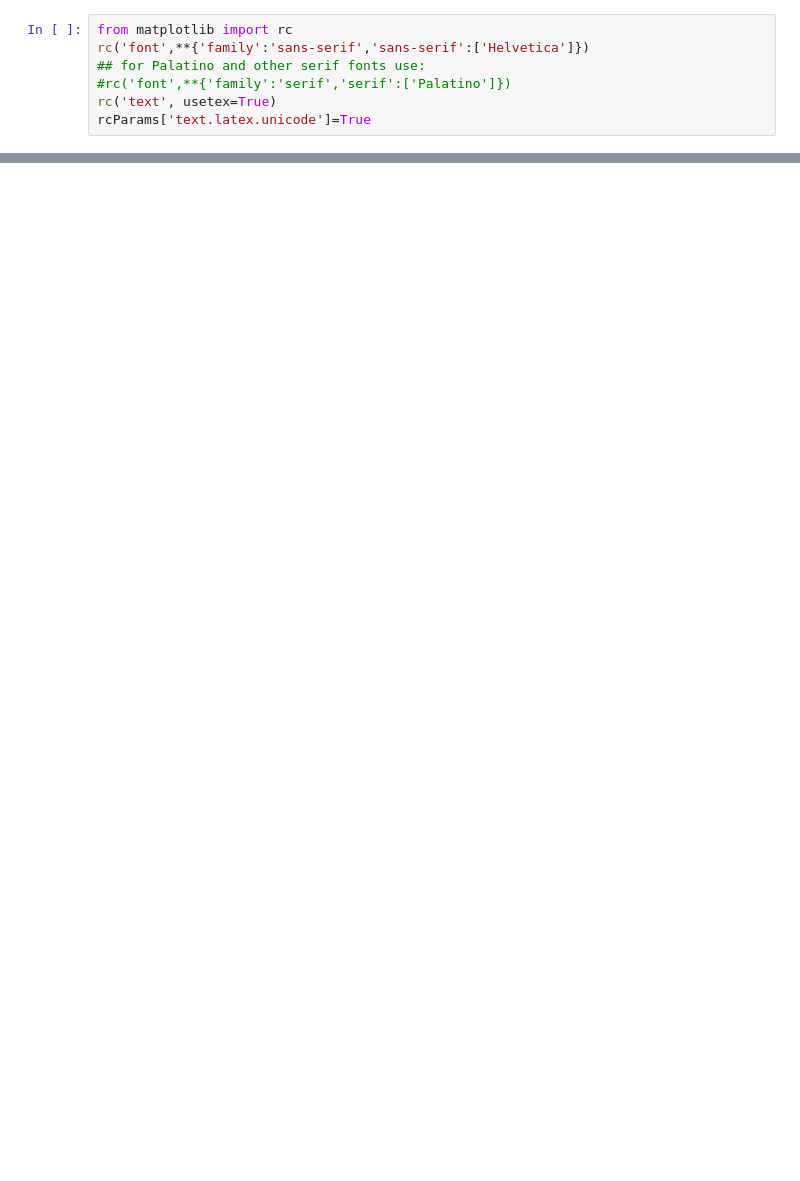
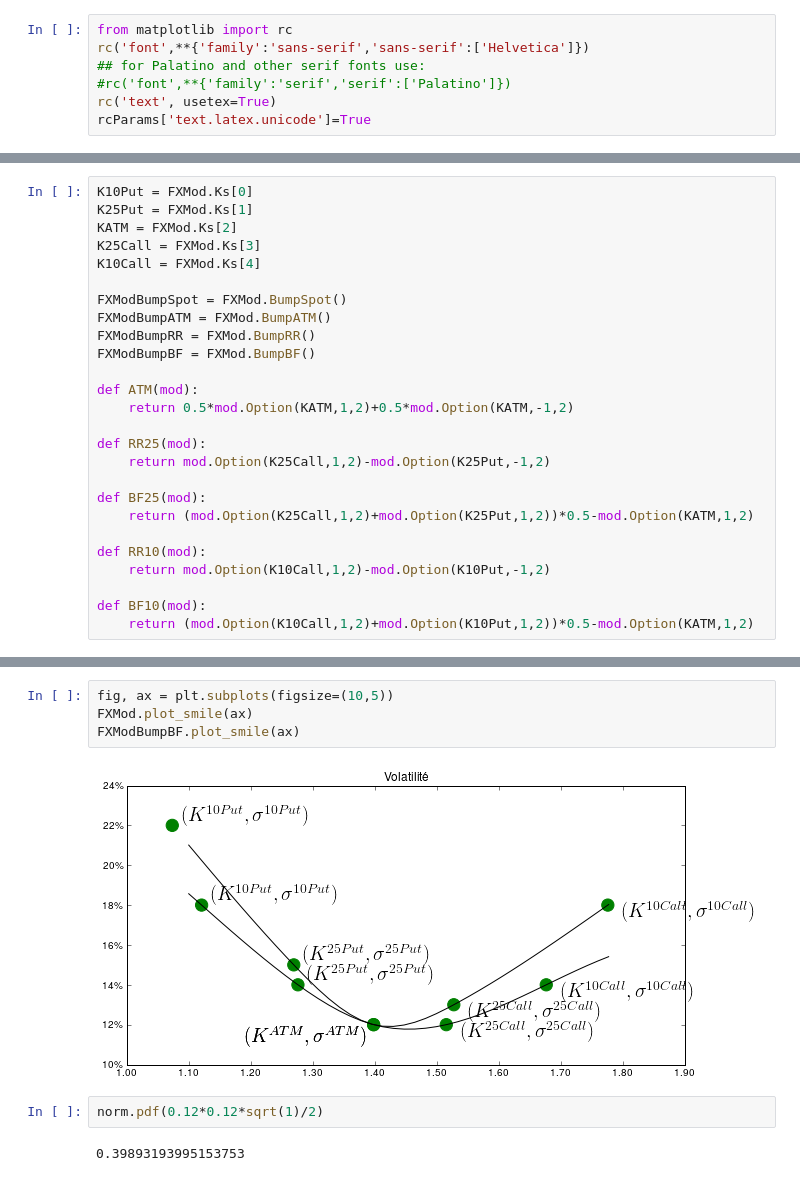
Before and after one commit to rguillemot/Formation_Finance, a Jupyter notebook: Forex_Credit_Equity/notebook/FX Option.ipynb, the cells around one changed output, grey strips where cells are left out. Saved outputs shown, nothing was run; the diff lists cells and outputs as text; blank space fills up the shorter version.

```diff
--- a/Forex_Credit_Equity/notebook/FX Option.ipynb
+++ b/Forex_Credit_Equity/notebook/FX Option.ipynb
@@ -449,2 +399,28 @@ $K^{10Call}$&1.6760&$\sigma^{10Call}$&14.0\%\\
 \hline
 \end{tabular}
+# %%
+K10Put = FXMod.Ks[0]
+K25Put = FXMod.Ks[1]
+KATM = FXMod.Ks[2]
+K25Call = FXMod.Ks[3]
+K10Call = FXMod.Ks[4]
+
+FXModBumpSpot = FXMod.BumpSpot()
+FXModBumpATM = FXMod.BumpATM()
+FXModBumpRR = FXMod.BumpRR()
+FXModBumpBF = FXMod.BumpBF()
+
+def ATM(mod):
+    return 0.5*mod.Option(KATM,1,2)+0.5*mod.Option(KATM,-1,2)
+
+def RR25(mod):
+    return mod.Option(K25Call,1,2)-mod.Option(K25Put,-1,2)
+
+def BF25(mod):
+    return (mod.Option(K25Call,1,2)+mod.Option(K25Put,1,2))*0.5-mod.Option(KATM,1,2)
+
+def RR10(mod):
+    return mod.Option(K10Call,1,2)-mod.Option(K10Put,-1,2)
+
+def BF10(mod):
+    return (mod.Option(K10Call,1,2)+mod.Option(K10Put,1,2))*0.5-mod.Option(KATM,1,2)
@@ -450,0 +452,10 @@ $K^{10Call}$&1.6760&$\sigma^{10Call}$&14.0\%\\
+# %%
+fig, ax = plt.subplots(figsize=(10,5))
+FXMod.plot_smile(ax)
+FXModBumpBF.plot_smile(ax)
+# %% [output]
+[figure, added]
+# %%
+norm.pdf(0.12*0.12*sqrt(1)/2)
+# %% [output]
+0.39893193995153753
```
Also changed, not shown: parts of 15 cells of this notebook, 3 other files.
